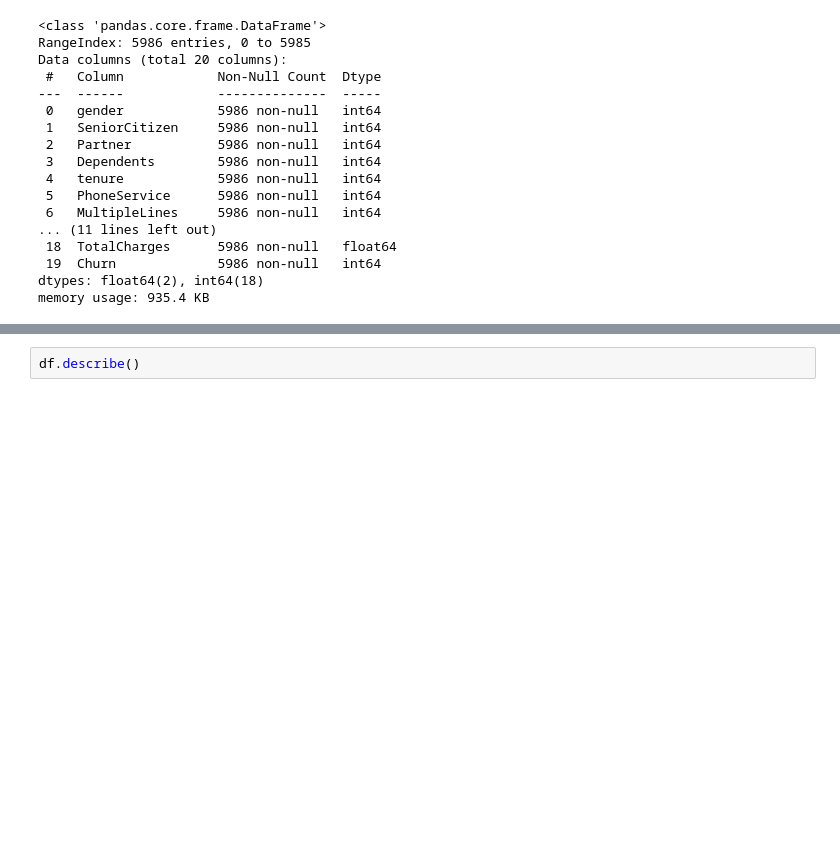
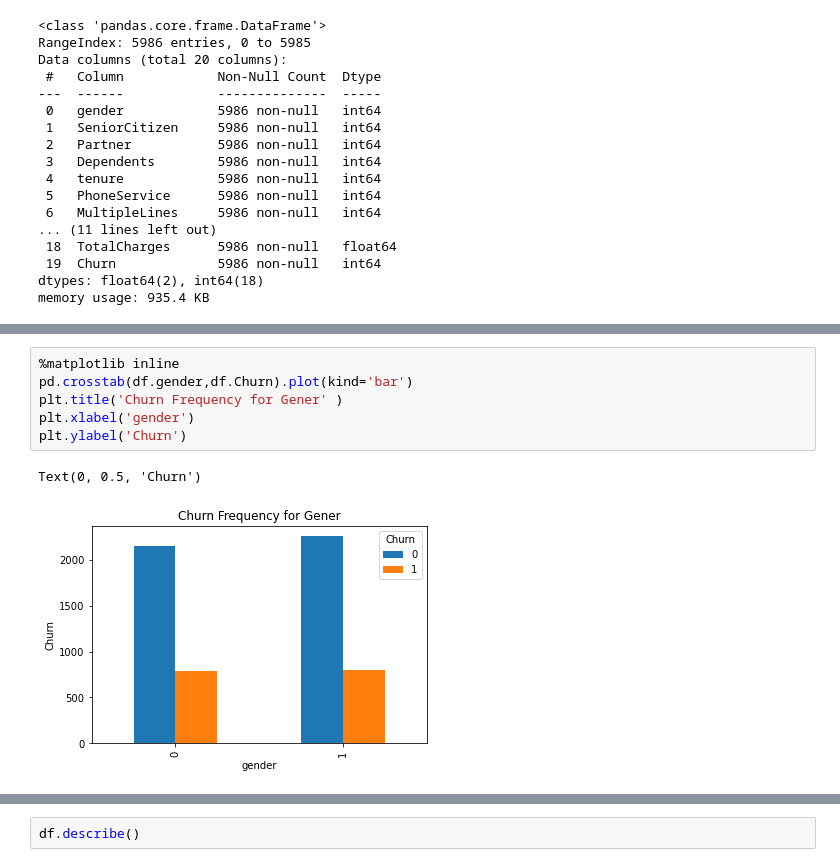
Before and after one commit to OlgaDryagina/test, a Jupyter notebook: Python_16/diploma.ipynb, the cells around one changed output, grey strips where cells are left out. Cells and saved outputs as stored; diff of their text form; blank space fills up the shorter version.

```diff
--- a/Python_16/diploma.ipynb
+++ b/Python_16/diploma.ipynb
@@ -174,0 +245,9 @@ memory usage: 935.4 KB
+# %%
+%matplotlib inline
+pd.crosstab(df.gender,df.Churn).plot(kind='bar')
+plt.title('Churn Frequency for Gener' )
+plt.xlabel('gender')
+plt.ylabel('Churn')
+# %% [output]
+Text(0, 0.5, 'Churn')
+[figure, added]
```
Also changed, not shown: parts of 14 cells of this notebook.
